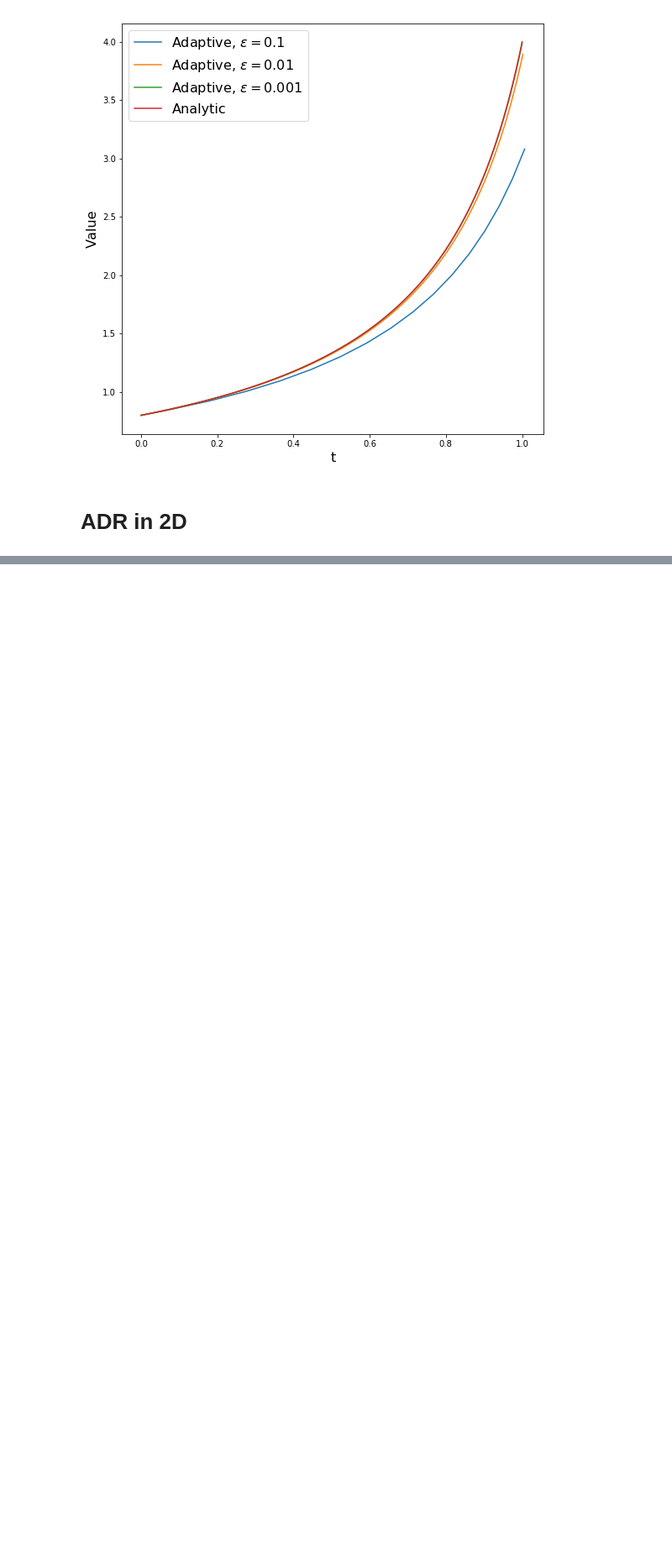
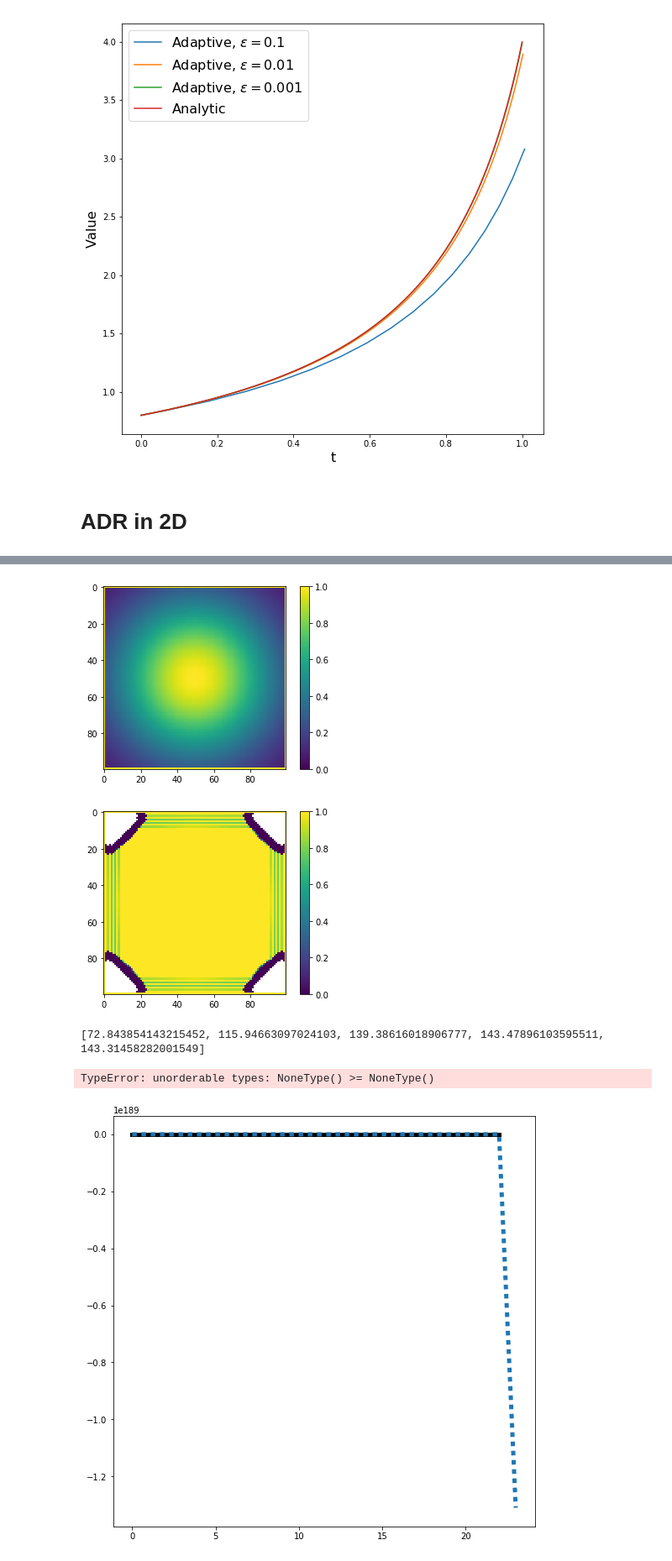
Before and after one commit to ianhi/AC274, a Jupyter notebook: HW/HW_2/HW 2.ipynb, the cells around one changed output, grey strips where cells are left out. Shown at 84% size. Drawn from its saved outputs; the diff is of its cells as text; code cells hidden in the pictures; blank space fills up the shorter version.

```diff
--- a/HW/HW_2/HW 2.ipynb
+++ b/HW/HW_2/HW 2.ipynb
@@ -539,0 +636,16 @@ def ADR_2D_update(t,f,i,j):
+# %%
+
+loop_2D(f,PHI, Nsteps, NX)
+plt.imshow(f[0],vmin=0,vmax=1)
+plt.colorbar()
+plt.show()
+plt.imshow(f[-2],vmin=0,vmax=1)
+plt.colorbar()
+plt.show()
+diag(x,f)
+# %% [output]
+[figure, added]
+[figure, added]
+[72.843854143215452, 115.94663097024103, 139.38616018906777, 143.47896103595511, 143.31458282001549]
+TypeError: unorderable types: NoneType() >= NoneType()
+[figure, added]
```
Also changed, not shown: parts of 6 cells of this notebook, 3 other files.
